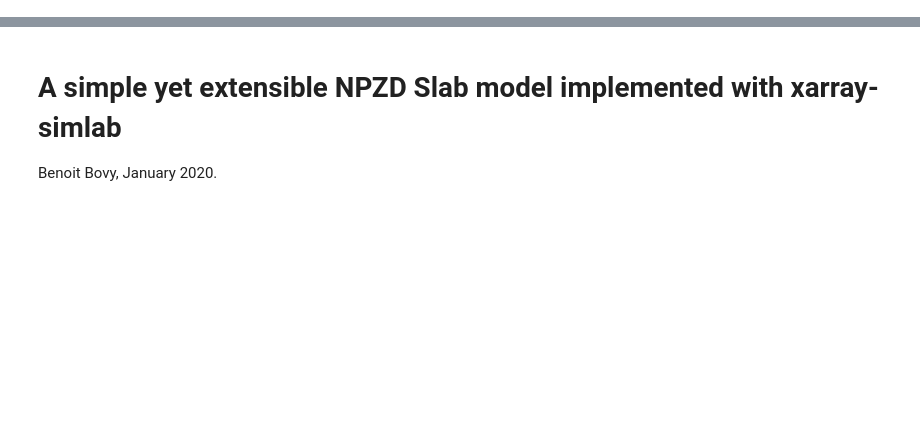
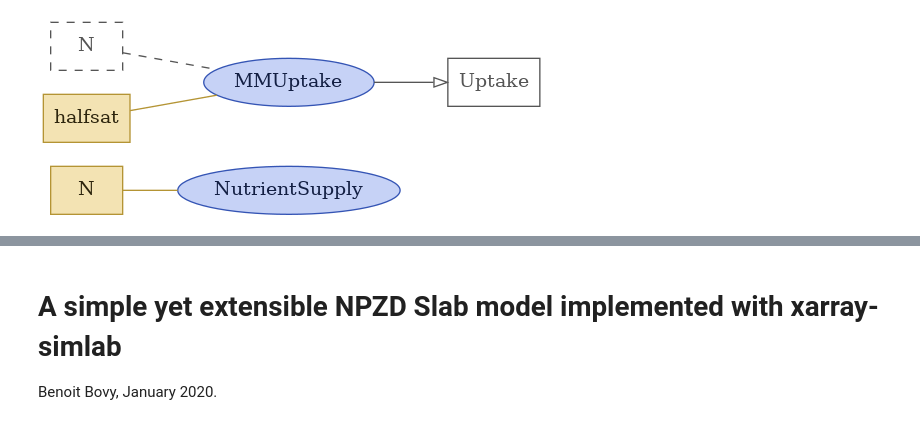
Before and after one commit to ben1post/kaweahcode, a Jupyter notebook: xarray-simlab-experiments/npzd_xsimlab-edit1.ipynb, the cells around one changed output, grey strips where cells are left out. Cells and saved outputs as stored; diff of their text form; code cells hidden in the pictures; blank space fills up the shorter version.

```diff
--- a/xarray-simlab-experiments/npzd_xsimlab-edit1.ipynb
+++ b/xarray-simlab-experiments/npzd_xsimlab-edit1.ipynb
@@ -0,0 +41,6 @@
+# %%
+XcX = xs.Model({"NutrientSupply": NutrientSupply, "MMUptake": MichealisMentenNutrientUptake})
+# %%
+XcX.visualize(show_inputs=True, show_variables=True)
+# %% [output]
+[figure, added]
```
Also changed, not shown: parts of 54 cells of this notebook, 1 other file.
